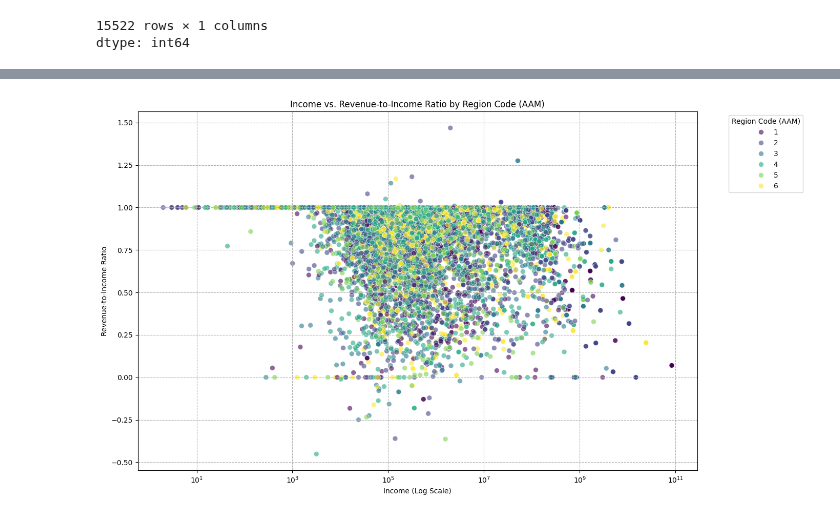
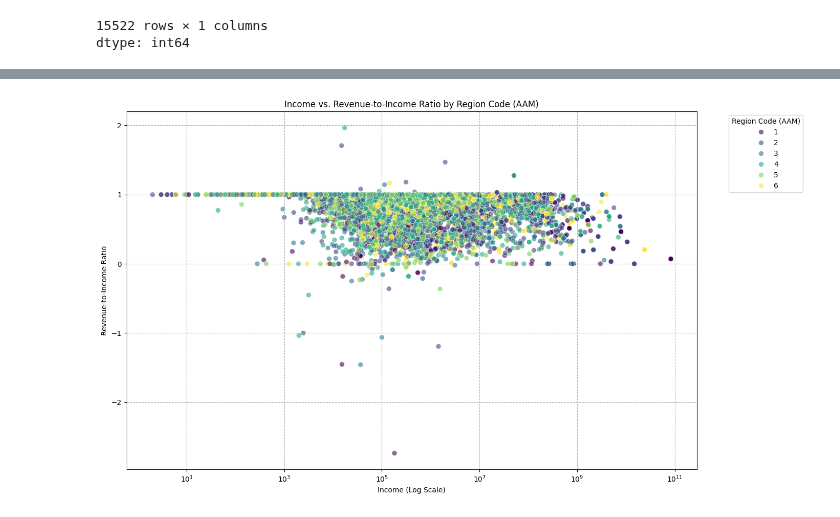
Before and after one commit to reyhan1997/museum_zoo_aqua, a Jupyter notebook: museum_zoo_aqua_graph_map.ipynb, the cells around one changed output, grey strips where cells are left out. Saved outputs shown, nothing was run; the diff lists cells and outputs as text; code cells hidden in the pictures.

```diff
--- a/museum_zoo_aqua_graph_map.ipynb
+++ b/museum_zoo_aqua_graph_map.ipynb
@@ -637,34 +637,34 @@ df_plot = df_plot[df_plot['Income'] > 0]
 
 # Eliminate outliers: revenue-to-income ratio less than -0.5 and more than 1.5
 df_plot = df_plot[
-    (df_plot['Revenue_to_Income_Ratio'] >= -0.5) &
-    (df_plot['Revenue_to_Income_Ratio'] <= 1.5)
+    (df_plot['Revenue_to_Income_Ratio'] >= -3.0) &
+    (df_plot['Revenue_to_Income_Ratio'] <= 3.0)
 ]
 
 # Filter out any remaining -inf or inf values from ratio calculations (should be handled by the above, but as a safeguard)
 df_plot = df_plot[np.isfinite(df_plot['Revenue_to_Income_Ratio'])]
 
 plt.figure(figsize=(14, 8))
 
 sns.scatterplot(
     data=df_plot,
     x='Income',
     y='Revenue_to_Income_Ratio',
     hue='Region Code (AAM)', # Color by Region Code
     palette='viridis',      # Choose a color palette
     alpha=0.6,              # Set transparency for better visibility of overlapping points
     s=50                    # Adjust marker size
 )
 
 plt.xscale('log') # Apply log scale to the Income axis
 # plt.yscale('log') # Consider applying log scale to ratio as well if its range is very wide
 
 plt.title('Income vs. Revenue-to-Income Ratio by Region Code (AAM)')
 plt.xlabel('Income (Log Scale)')
 plt.ylabel('Revenue-to-Income Ratio')
 plt.legend(title='Region Code (AAM)', bbox_to_anchor=(1.05, 1), loc='upper left')
 plt.grid(True, which="both", ls="--", c='0.7')
 plt.tight_layout()
 plt.show()
 # %% [output]
-[figure, old version]
+[figure, new version]
```
Also changed, not shown: parts of 2 cells of this notebook.
